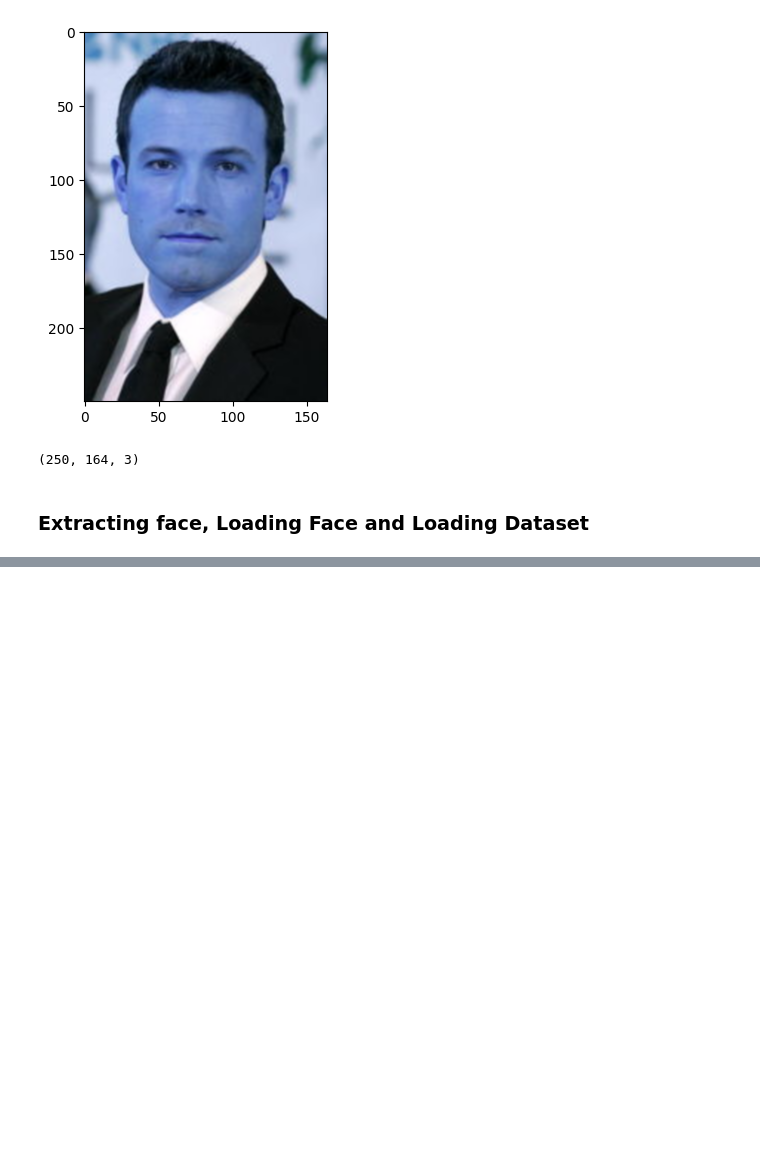
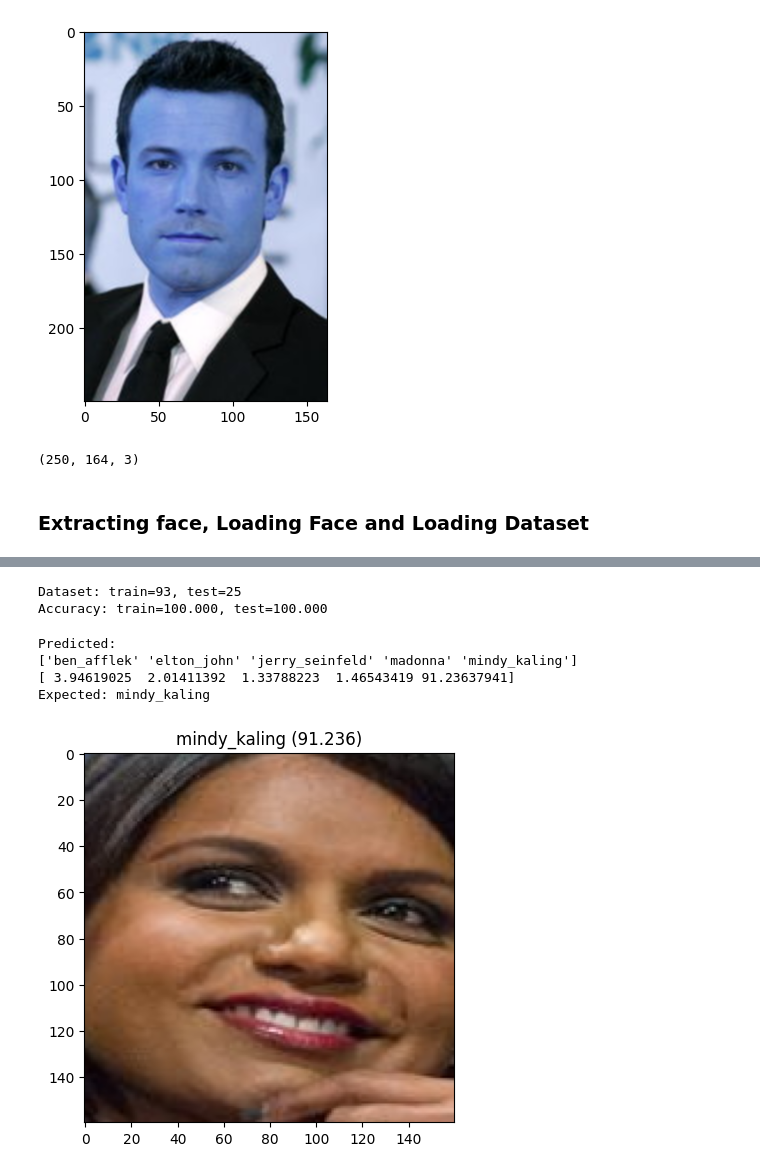
Before and after one commit to nithya1820/Face-Recognition-with-FaceNet, a Jupyter notebook: FaceRec.ipynb, the cells around one changed output, grey strips where cells are left out. Saved outputs shown, nothing was run; the diff lists cells and outputs as text; code cells hidden in the pictures; blank space fills up the shorter version.

```diff
--- a/FaceRec.ipynb
+++ b/FaceRec.ipynb
@@ -102,0 +151,53 @@ facenet_model = load_model("input/keras-facenet")
+# %%
+data = np.load('5-celebrity-faces-embeddings.npz')
+emdTrainX = data['emdTrainX']
+trainy = data['trainy']
+print("Dataset: train=%d, test=%d" % (emdTrainX.shape[0], emdTestX.shape[0]))
+in_encoder = Normalizer()
+
+emdTrainX_norm = in_encoder.fit_transform(emdTrainX)
+emdTestX_norm = in_encoder.transform(emdTestX)
+
+out_encoder = LabelEncoder()
+out_encoder.fit(trainy)
+trainy_enc = out_encoder.transform(trainy)
+testy_enc = out_encoder.transform(testy)
+
+model = SVC(kernel='linear', probability=True)
+model.fit(emdTrainX_norm, trainy_enc)
+yhat_train = model.predict(emdTrainX_norm)
+yhat_test = model.predict(emdTestX_norm)
+
+score_train = accuracy_score(trainy_enc, yhat_train)
+score_test = accuracy_score(testy_enc, yhat_test)
+
+print('Accuracy: train=%.3f, test=%.3f' % (score_train*100, score_test*100))
+# %% [output]
+Dataset: train=93, test=25
+Accuracy: train=100.000, test=100.000
+# %%
+from random import choice
+selection = choice([i for i in range(testX.shape[0])])
+random_face = testX[selection]
+random_face_emd = emdTestX_norm[selection]
+random_face_class = testy_enc[selection]
+random_face_name = out_encoder.inverse_transform([random_face_class])
+samples = np.expand_dims(random_face_emd, axis=0)
+yhat_class = model.predict(samples)
+yhat_prob = model.predict_proba(samples)
+class_index = yhat_class[0]
+class_probability = yhat_prob[0,class_index] * 100
+predict_names = out_encoder.inverse_transform(yhat_class)
+all_names = out_encoder.inverse_transform([0,1,2,3,4])
+print('Predicted: \n%s \n%s' % (all_names, yhat_prob[0]*100))
+print('Expected: %s' % random_face_name[0])
+plt.imshow(random_face)
+title = '%s (%.3f)' % (predict_names[0], class_probability)
+plt.title(title)
+plt.show()
+# %% [output]
+Predicted:
+['ben_afflek' 'elton_john' 'jerry_seinfeld' 'madonna' 'mindy_kaling']
+[ 3.94619025  2.01411392  1.33788223  1.46543419 91.23637941]
+Expected: mindy_kaling
+[figure, added]
```
Also changed, not shown: parts of 6 cells of this notebook, 3 other files.
